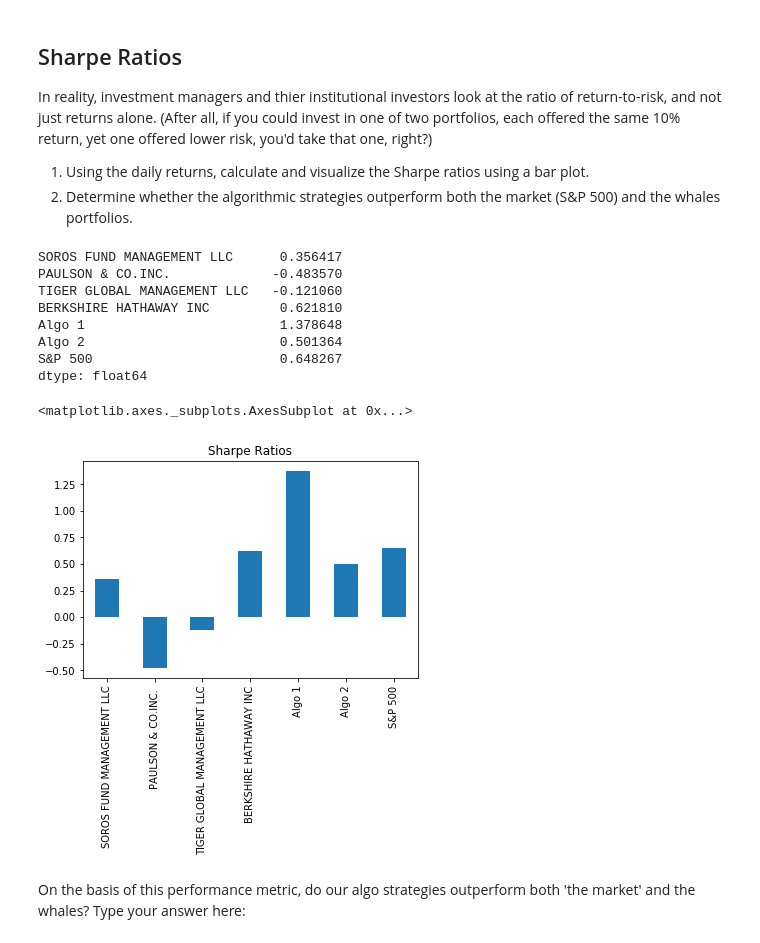
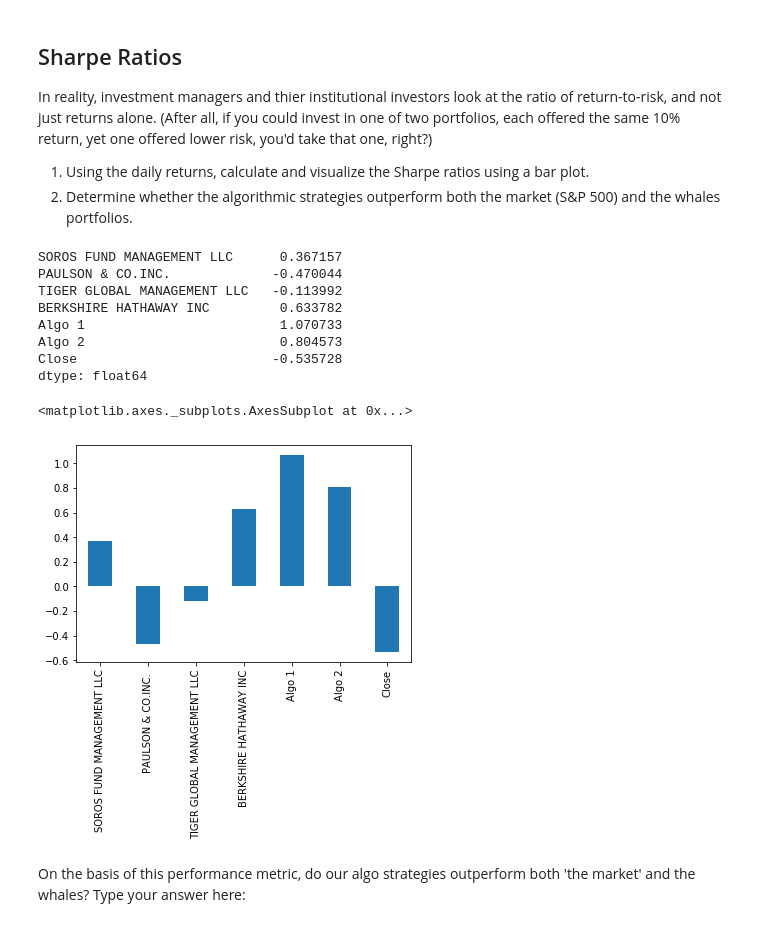
Before and after one commit to AndreasC93/pandas-homework, a Jupyter notebook: whale_analysis.ipynb, the cells around one changed output. Saved outputs shown, nothing was run; the diff lists cells and outputs as text; code cells hidden in the pictures.

```diff
--- a/whale_analysis.ipynb
+++ b/whale_analysis.ipynb
@@ -152,5 +153,8 @@ KeyError: 'Date'
 # %%
 # Concatenate all DataFrames into a single DataFrame
 # YOUR CODE HERE
+returns_master = pd.concat([whale_df, algo_df, daily_returns], axis="columns", join="inner")
+returns_master = returns_master.drop(columns=["Date"])
+returns_master.head()
 # %% [output]
 |  | SOROS FUND MANAGEMENT LLC | PAULSON & CO.INC. | TIGER GLOBAL MANAGEMENT LLC | BERKSHIRE HATHAWAY INC | Algo 1 | Algo 2 | ... |
@@ -202,3 +209,4 @@ Determine the _risk_ of each portfolio:
 # Calculate the standard deviation for each portfolio.
 # Which portfolios are riskier than the S&P 500?
 # YOUR CODE HERE
+returns_master_std = returns_master.std()
@@ -226,4 +225,6 @@ dtype: bool
 # %%
 # Calculate the annualized standard deviation (252 trading days)
 # YOUR CODE HERE
+annualized_std = returns_master_std * np.sqrt(252)
+annualized_std.head()
 # %% [output]
@@ -289,21 +298,26 @@ In reality, investment managers and thier institutional investors look at the ra
 # %%
 # Calculate annualized Sharpe Ratios
 # YOUR CODE HERE
+sharpe_ratios = (returns_master.mean() * 252) / (annualized_std)
+sharpe_ratios
 # %% [output]
-SOROS FUND MANAGEMENT LLC      0.356417
-PAULSON & CO.INC.             -0.483570
-TIGER GLOBAL MANAGEMENT LLC   -0.121060
-BERKSHIRE HATHAWAY INC         0.621810
-Algo 1                         1.378648
-Algo 2                         0.501364
-S&P 500                        0.648267
+SOROS FUND MANAGEMENT LLC      0.367157
+PAULSON & CO.INC.             -0.470044
+TIGER GLOBAL MANAGEMENT LLC   -0.113992
+BERKSHIRE HATHAWAY INC         0.633782
+Algo 1                         1.070733
+Algo 2                         0.804573
+Close                         -0.535728
 dtype: float64
 # %%
 # Visualize the sharpe ratios as a bar plot
 # YOUR CODE HERE
+sharpe_ratios.plot.bar()
+
+#based on my analysis and understanding our algo stratages out perform both the market and whales.
 # %% [output]
 <matplotlib.axes._subplots.AxesSubplot at 0x...>
-[figure, old version]
+[figure, new version]
 # %% [markdown]
 On the basis of this performance metric, do our algo strategies outperform both 'the market' and the whales? Type your answer here:
 # %% [markdown]
```
Also changed, not shown: parts of 14 cells of this notebook.
